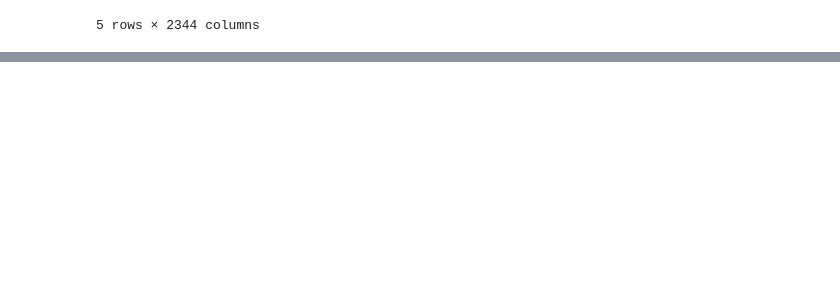
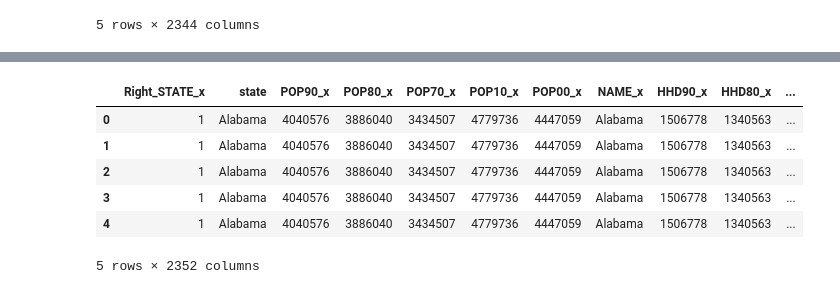
Before and after one commit to jaclynchiu7/HMS-MGH-Capstone-Project, a Jupyter notebook: data_processing/combine_states.ipynb, the cells around one changed output, grey strips where cells are left out. Saved outputs shown, nothing was run; the diff lists cells and outputs as text; code cells hidden in the pictures; blank space fills up the shorter version.

Commit message:
adding merged df between adi and ahd

```diff
--- a/data_processing/combine_states.ipynb
+++ b/data_processing/combine_states.ipynb
@@ -119,0 +188,2 @@ df_deaths_cases.head()
+# %%
+df_deaths_cases['State'] = df_deaths_cases['state'].map(state_abbreviations)
@@ -119,0 +205,23 @@ df_deaths_cases.head()
+# %%
+df_main = df_deaths_cases
+# %%
+# Concatenating the DataFrames within each list
+ahd_AK_to_IA_dfs = pd.concat(ahd_AK_to_IA_dfs, ignore_index=True)
+ahd_ID_to_MP_dfs = pd.concat(ahd_ID_to_MP_dfs, ignore_index=True)
+ahd_MS_to_PA_dfs = pd.concat(ahd_MS_to_PA_dfs, ignore_index=True)
+ahd_PR_to_WY_dfs = pd.concat(ahd_PR_to_WY_dfs, ignore_index=True)
+
+# Concatenating the resulting DataFrames into one
+ahd_df = pd.concat([ahd_AK_to_IA_dfs, ahd_ID_to_MP_dfs, ahd_MS_to_PA_dfs, ahd_PR_to_WY_dfs], ignore_index=True)
+# %%
+df_main = df_main.merge(ahd_df, on='State', how='inner')
+# %%
+df_main.head()
+# %% [output]
+|  | Right_STATE_x | state | POP90_x | POP80_x | POP70_x | POP10_x | POP00_x | NAME_x | HHD90_x | HHD80_x | ... |
+| 0 | 1 | Alabama | 4040576 | 3886040 | 3434507 | 4779736 | 4447059 | Alabama | 1506778 | 1340563 | ... |
+| 1 | 1 | Alabama | 4040576 | 3886040 | 3434507 | 4779736 | 4447059 | Alabama | 1506778 | 1340563 | ... |
+| 2 | 1 | Alabama | 4040576 | 3886040 | 3434507 | 4779736 | 4447059 | Alabama | 1506778 | 1340563 | ... |
+| 3 | 1 | Alabama | 4040576 | 3886040 | 3434507 | 4779736 | 4447059 | Alabama | 1506778 | 1340563 | ... |
+| 4 | 1 | Alabama | 4040576 | 3886040 | 3434507 | 4779736 | 4447059 | Alabama | 1506778 | 1340563 | ... |
+5 rows × 2352 columns
```
Also changed, not shown: parts of 7 cells of this notebook, 1 other file.
